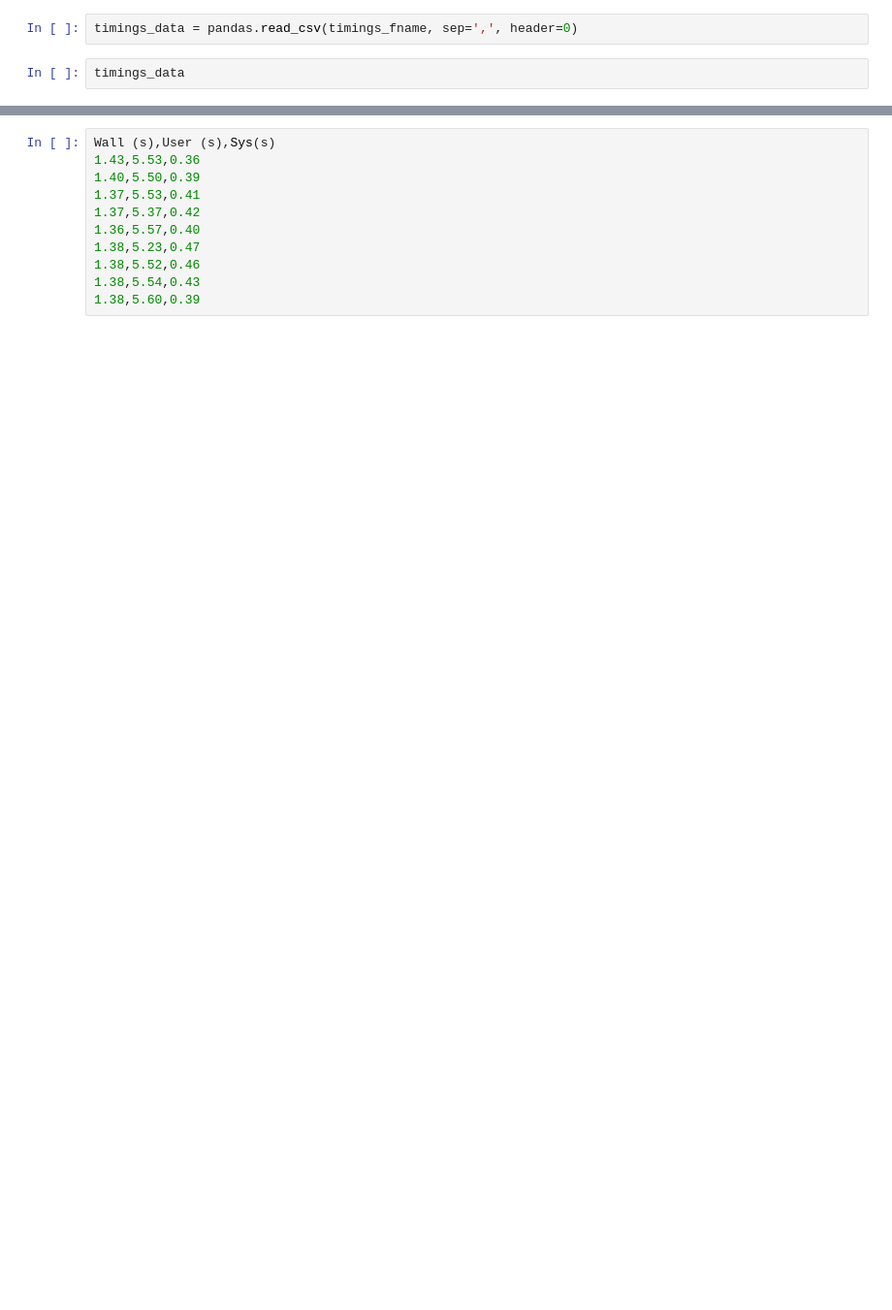
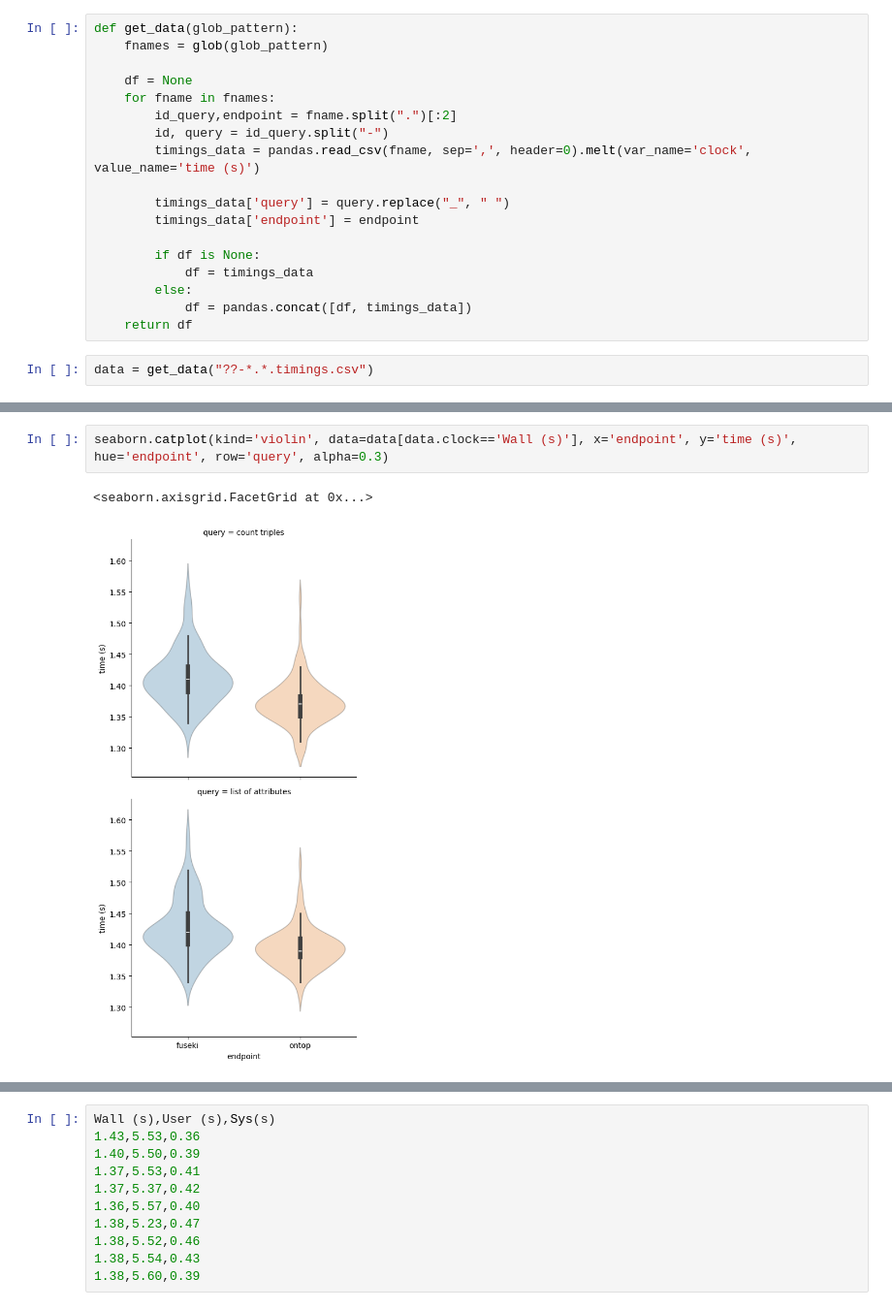
Before and after one commit to NFDI4BIOIMAGE/omero-kg-benchmark, a Jupyter notebook: queries/analyze_timings.ipynb, the cells around one changed output, grey strips where cells are left out. Shown: that part at 97% size. Drawn from its saved outputs; the diff is of its cells as text; blank space fills up the shorter version.

Commit message:
Update script and notebook.
- add endpoint name and number of queries as script arguments
- produce facet plot from all timing results.

```diff
--- a/queries/analyze_timings.ipynb
+++ b/queries/analyze_timings.ipynb
@@ -10,4 +5,20 @@ timings_fname
 # %%
-timings_data = pandas.read_csv(timings_fname, sep=',', header=0)
+def get_data(glob_pattern):
+    fnames = glob(glob_pattern)
+
+    df = None
+    for fname in fnames:
+        id_query,endpoint = fname.split(".")[:2]
+        id, query = id_query.split("-")
+        timings_data = pandas.read_csv(fname, sep=',', header=0).melt(var_name='clock', value_name='time (s)')
+
+        timings_data['query'] = query.replace("_", " ")
+        timings_data['endpoint'] = endpoint
+
+        if df is None:
+            df = timings_data
+        else:
+            df = pandas.concat([df, timings_data])
+    return df
 # %%
-timings_data
+data = get_data("??-*.*.timings.csv")
@@ -47,0 +41,5 @@ PyperclipException:
+# %%
+seaborn.catplot(kind='violin', data=data[data.clock=='Wall (s)'], x='endpoint', y='time (s)', hue='endpoint', row='query', alpha=0.3)
+# %% [output]
+<seaborn.axisgrid.FacetGrid at 0x...>
+[figure, added]
```
Also changed, not shown: parts of 9 cells of this notebook, 1 other file.
